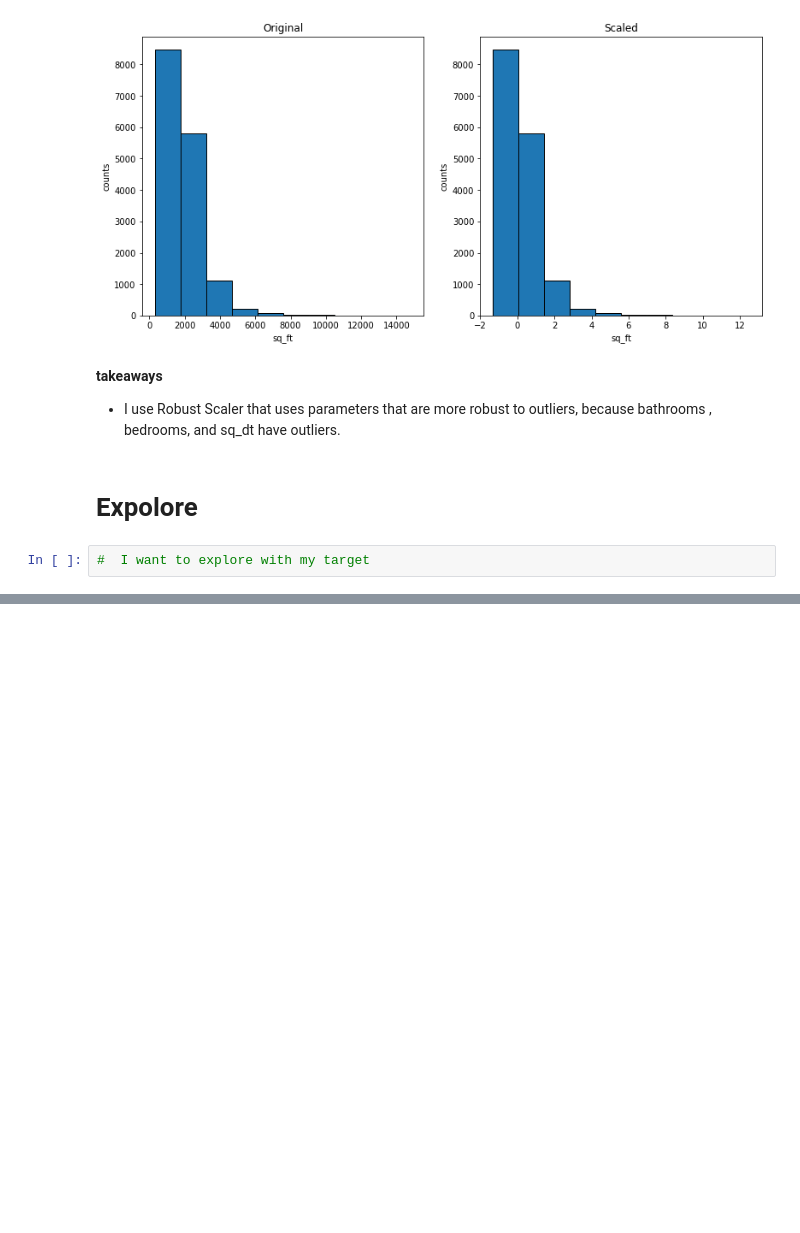
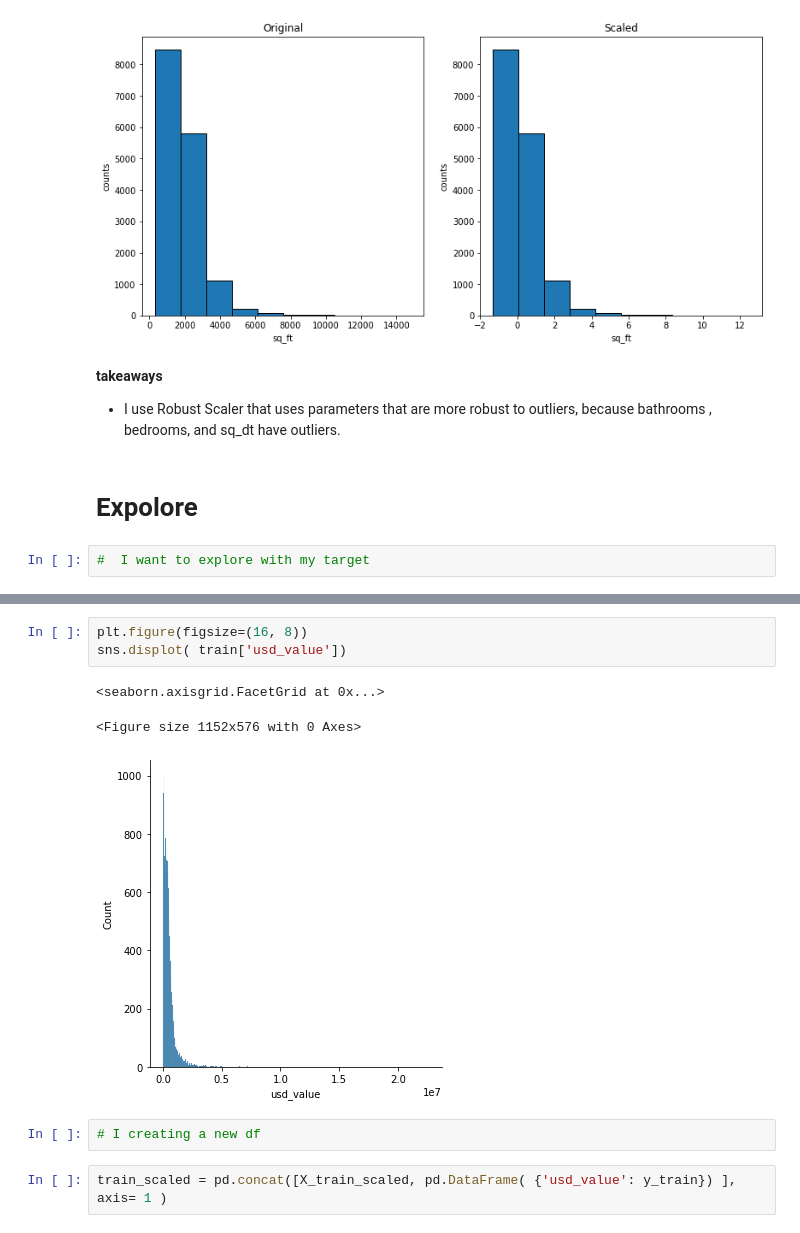
Before and after one commit to cindyvillanuevads/regression_project_zillow-, a Jupyter notebook: zillow.ipynb, the cells around one changed output, grey strips where cells are left out. Cells and saved outputs as stored; diff of their text form; blank space fills up the shorter version.

```diff
--- a/zillow.ipynb
+++ b/zillow.ipynb
@@ -307,0 +320,11 @@ sns.boxplot(train['usd_value'])
+# %%
+plt.figure(figsize=(16, 8))
+sns.displot( train['usd_value'])
+# %% [output]
+<seaborn.axisgrid.FacetGrid at 0x...>
+<Figure size 1152x576 with 0 Axes>
+[figure, added]
+# %%
+# I creating a new df
+# %%
+train_scaled = pd.concat([X_train_scaled, pd.DataFrame( {'usd_value': y_train}) ], axis= 1 )
```
Also changed, not shown: parts of 8 cells of this notebook.
